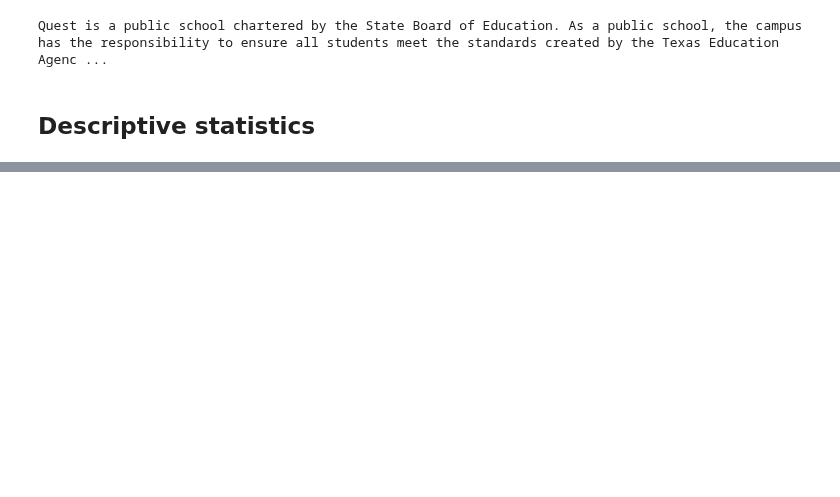
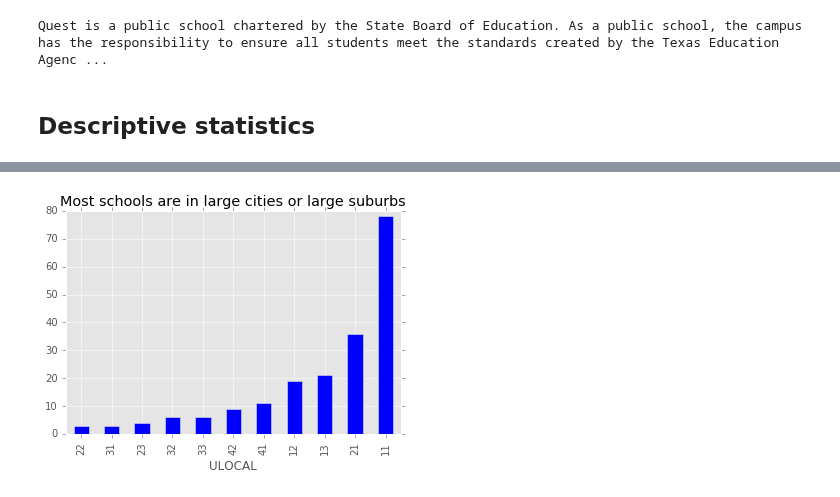
Before and after one commit to jhaber-zz/archive, a Jupyter notebook: scripts/analysis_prelim.ipynb, the cells around one changed output, grey strips where cells are left out. Cells and saved outputs as stored; diff of their text form; code cells hidden in the pictures; blank space fills up the shorter version.

```diff
--- a/scripts/analysis_prelim.ipynb
+++ b/scripts/analysis_prelim.ipynb
@@ -235,0 +199,7 @@ plt.show()
+# %%
+# and here's the number of schools in each urban category, in a graph:
+grouped_urban = df.groupby('ULOCAL')
+grouped_urban['WEBTEXT'].count().sort_values(ascending=True).plot(kind = 'bar', title='Most schools are in large cities or large suburbs')
+plt.show()
+# %% [output]
+[figure, added]
```
Also changed, not shown: parts of 94 cells of this notebook.
